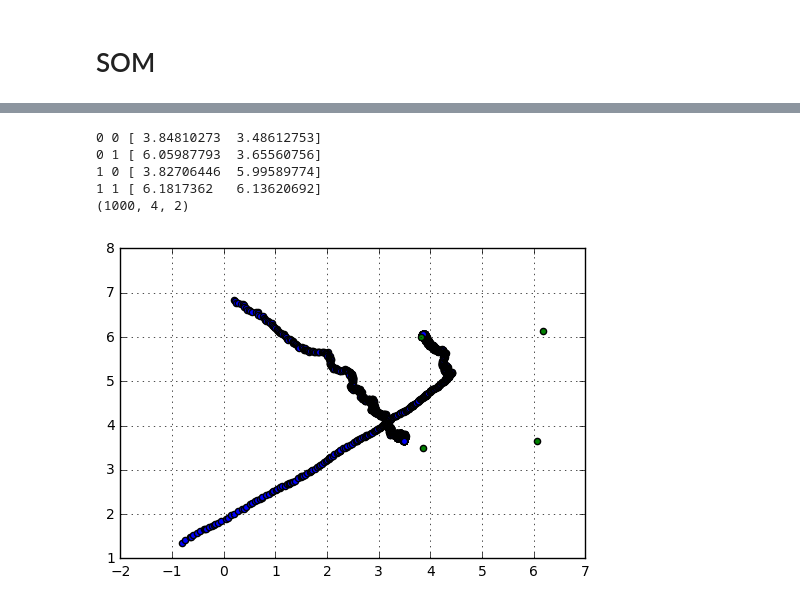
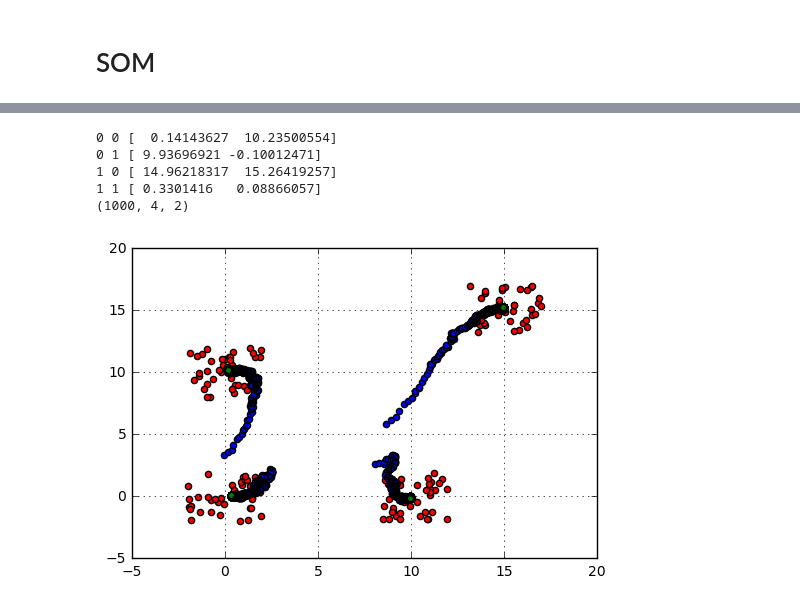
Before and after one commit to ftn-ai-lab/ori-2017-e2, a Jupyter notebook: teorija/03-neuronske/SOM.ipynb, the cells around one changed output, grey strips where cells are left out. Saved outputs shown, nothing was run; the diff lists cells and outputs as text; code cells hidden in the pictures.

```diff
--- a/teorija/03-neuronske/SOM.ipynb
+++ b/teorija/03-neuronske/SOM.ipynb
@@ -10,9 +10,8 @@ class Neuron:
         self.length = length
         self.nf = 100.
         self.w = [np.random.uniform(-1,10) for i in range(self.length)]
-        self.lr = 0.01
-        self.decay = 0.000001
-        print self.x, self.y, self.w
+        self.lr = 0.1
+        self.decay = 0.00001
 
     def distance(self, example):
         return np.sqrt(np.sum((self.w-example)**2))
@@ -22,7 +21,6 @@ class Neuron:
         sigma = 1 #self.gain(it)
         A = 1/(2.0*np.pi*sigma**2)
         g = A*np.exp(-r2/(2.0*sigma**2))
-        #print self.x, self.y, win.x, win.y, g
         return g
 
     def gain(self, it):
@@ -30,6 +28,7 @@ class Neuron:
 
     def learningRate(self, it):
         self.lr -= self.decay
+        self.lr = max([0.001, self.lr])
         #return 0.001*np.exp(-it/100.0)
         return self.lr
 
@@ -39,7 +38,7 @@ class Neuron:
 
         dw = np.zeros(2)
         #if(self.x == win.x and self.y == win.y):
-        dw = lr*gg*(example-self.w)
+        dw = lr*gg*(example-win.w)
         self.w += dw
         return np.sum(dw**2)
 # %%
@@ -128,13 +126,13 @@ class SOM:
 # %%
 import random
 
-_examples = [[0,0], [10,10], [0,10], [10,0]]
+_examples = [[0,0], [15,15], [0,10], [10,0]]
 examples = []
 
 for el in _examples:
-    for r in range(20):
+    for r in range(40):
         da = random.uniform(-2, 2)
-        db = random.uniform(-1, 1)
+        db = random.uniform(-2, 2)
         examples.append([el[0]+da, el[1]+db])
 
 examples = np.array(examples)
@@ -182,20 +157,23 @@ model = som.model()
 
 print tr.shape
 # %% [output]
-0 0 [ 3.84810273  3.48612753]
-0 1 [ 6.05987793  3.65560756]
-1 0 [ 3.82706446  5.99589774]
-1 1 [ 6.1817362   6.13620692]
+0 0 [  0.14143627  10.23500554]
+0 1 [ 9.93696921 -0.10012471]
+1 0 [ 14.96218317  15.26419257]
+1 1 [ 0.3301416   0.08866057]
 (1000, 4, 2)
 # %%
 import math
 import matplotlib.pyplot as plt
 %matplotlib inline
 
-#plt.scatter(examples[:,0], examples[:,1], c='r')
-plt.scatter(tr[:,0], tr[:,1], c='b')
+plt.scatter(examples[:,0], examples[:,1], c='r')
+plt.scatter(tr[:,0,0], tr[:,0,1], c='b')
+plt.scatter(tr[:,1,0], tr[:,1,1], c='b')
+plt.scatter(tr[:,2,0], tr[:,2,1], c='b')
+plt.scatter(tr[:,3,0], tr[:,3,1], c='b')
 plt.scatter(model[:,0], model[:,1], c='g')
 
 plt.grid(True)
 # %% [output]
-[figure, old version]
+[figure, new version]
```
Also changed, not shown: parts of 5 cells of this notebook.
